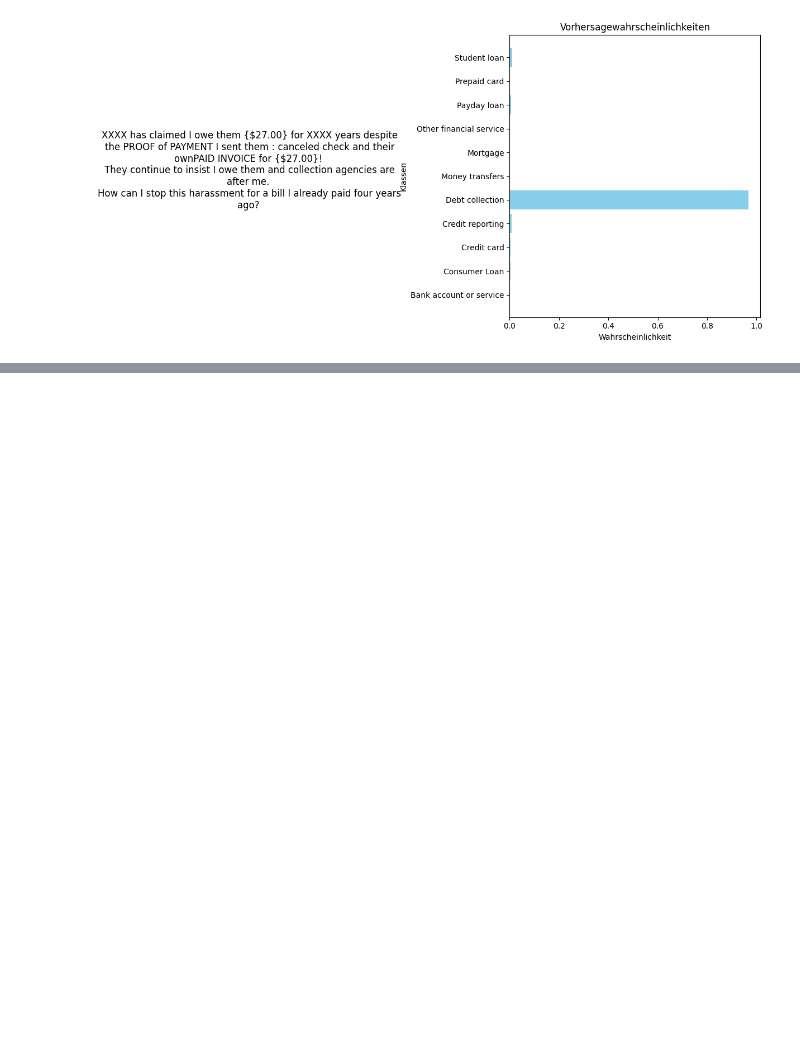
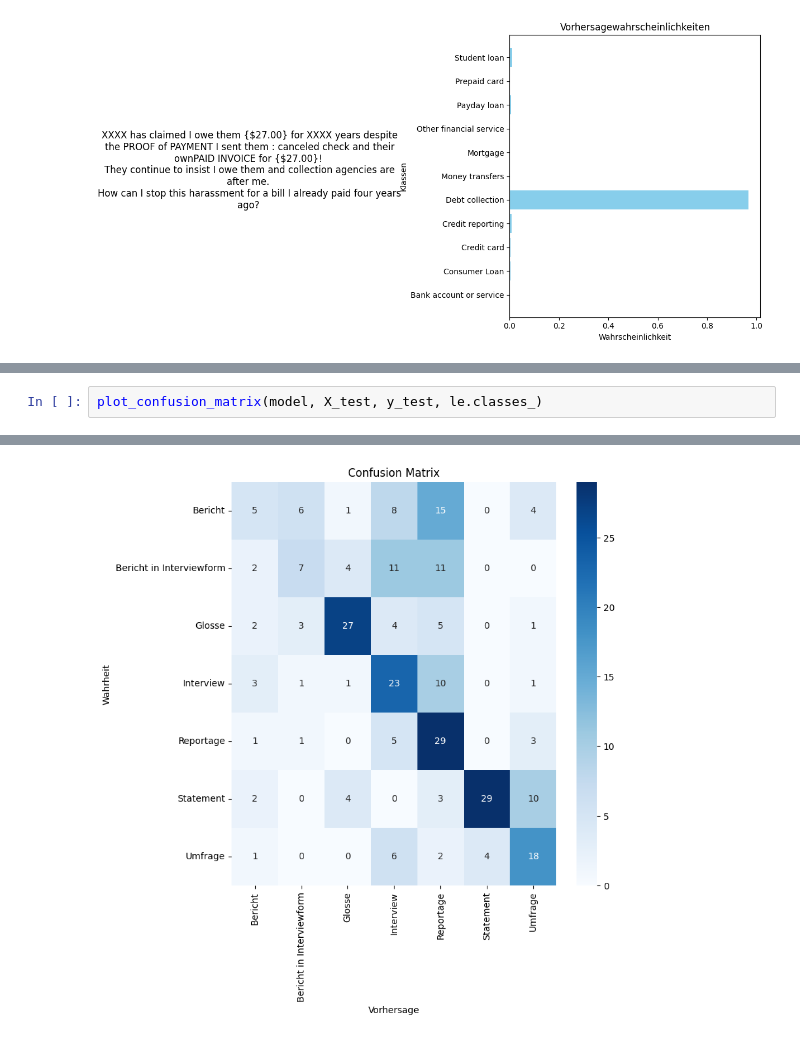
Before and after one commit to jaeniboy/nlp-genres, a Jupyter notebook: text_classification.ipynb, the cells around one changed output, grey strips where cells are left out. Cells and saved outputs as stored; diff of their text form; blank space fills up the shorter version.

```diff
--- a/text_classification.ipynb
+++ b/text_classification.ipynb
@@ -1710,0 +1862,3 @@ plt.show()
+# %%
+plot_confusion_matrix(model, X_test, y_test, le.classes_)
+# %% [output]
@@ -1710,0 +1866 @@ plt.show()
+[figure, added]
```
Also changed, not shown: parts of 11 cells of this notebook.
